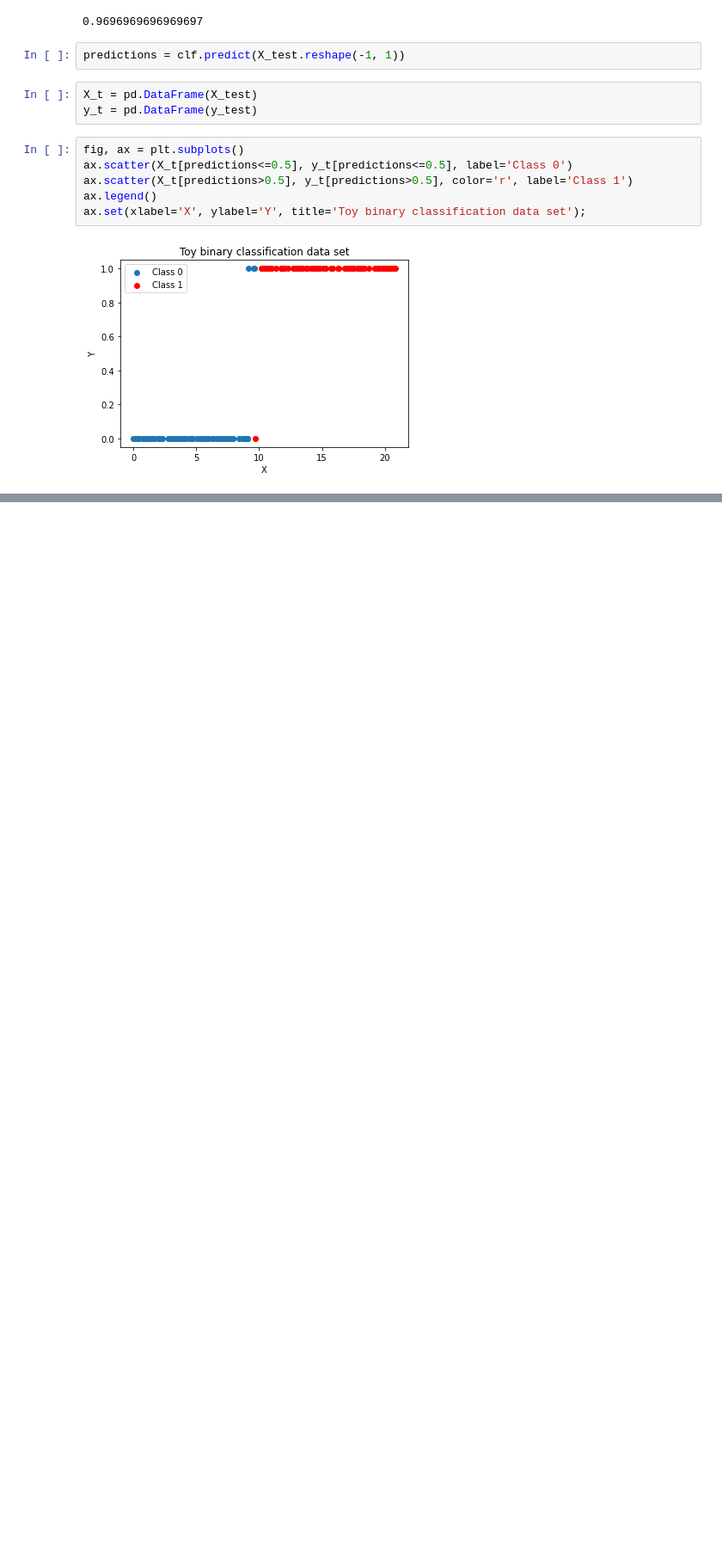
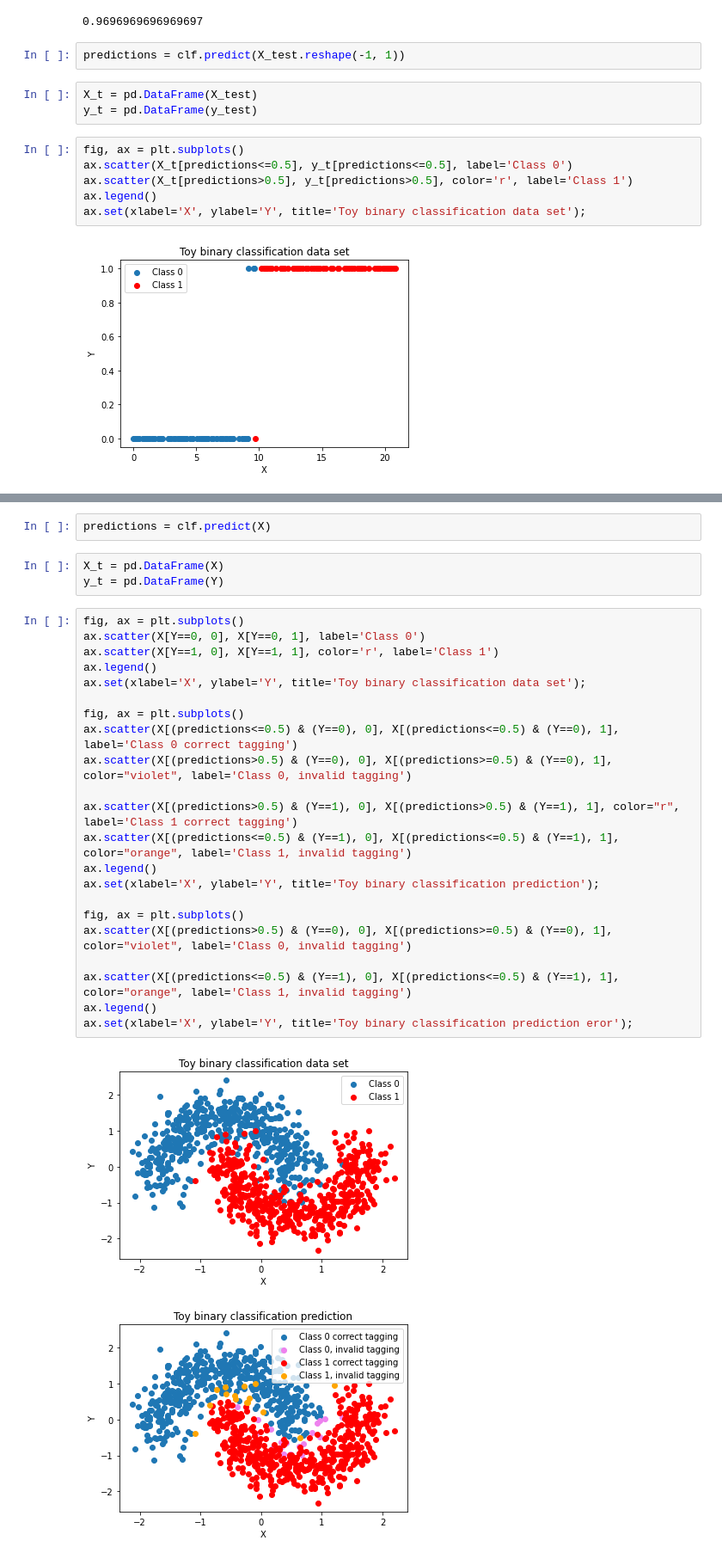
Before and after one commit to NandyBa/NN, a Jupyter notebook: EX1.ipynb, the cells around one changed output, grey strips where cells are left out. Shown at 86% size. Cells and saved outputs as stored; diff of their text form; blank space fills up the shorter version.

```diff
--- a/EX1.ipynb
+++ b/EX1.ipynb
@@ -56,0 +113,30 @@ ax.set(xlabel='X', ylabel='Y', title='Toy binary classification data set');
+# %%
+predictions = clf.predict(X)
+# %%
+X_t = pd.DataFrame(X)
+y_t = pd.DataFrame(Y)
+# %%
+fig, ax = plt.subplots()
+ax.scatter(X[Y==0, 0], X[Y==0, 1], label='Class 0')
+ax.scatter(X[Y==1, 0], X[Y==1, 1], color='r', label='Class 1')
+ax.legend()
+ax.set(xlabel='X', ylabel='Y', title='Toy binary classification data set');
+
+fig, ax = plt.subplots()
+ax.scatter(X[(predictions<=0.5) & (Y==0), 0], X[(predictions<=0.5) & (Y==0), 1], label='Class 0 correct tagging')
+ax.scatter(X[(predictions>0.5) & (Y==0), 0], X[(predictions>=0.5) & (Y==0), 1], color="violet", label='Class 0, invalid tagging')
+
+ax.scatter(X[(predictions>0.5) & (Y==1), 0], X[(predictions>0.5) & (Y==1), 1], color="r", label='Class 1 correct tagging')
+ax.scatter(X[(predictions<=0.5) & (Y==1), 0], X[(predictions<=0.5) & (Y==1), 1], color="orange", label='Class 1, invalid tagging')
+ax.legend()
+ax.set(xlabel='X', ylabel='Y', title='Toy binary classification prediction');
+
+fig, ax = plt.subplots()
+ax.scatter(X[(predictions>0.5) & (Y==0), 0], X[(predictions>=0.5) & (Y==0), 1], color="violet", label='Class 0, invalid tagging')
+
+ax.scatter(X[(predictions<=0.5) & (Y==1), 0], X[(predictions<=0.5) & (Y==1), 1], color="orange", label='Class 1, invalid tagging')
+ax.legend()
+ax.set(xlabel='X', ylabel='Y', title='Toy binary classification prediction eror');
+# %% [output]
+[figure, added]
+[figure, added]
```
Also changed, not shown: parts of 17 cells of this notebook.
